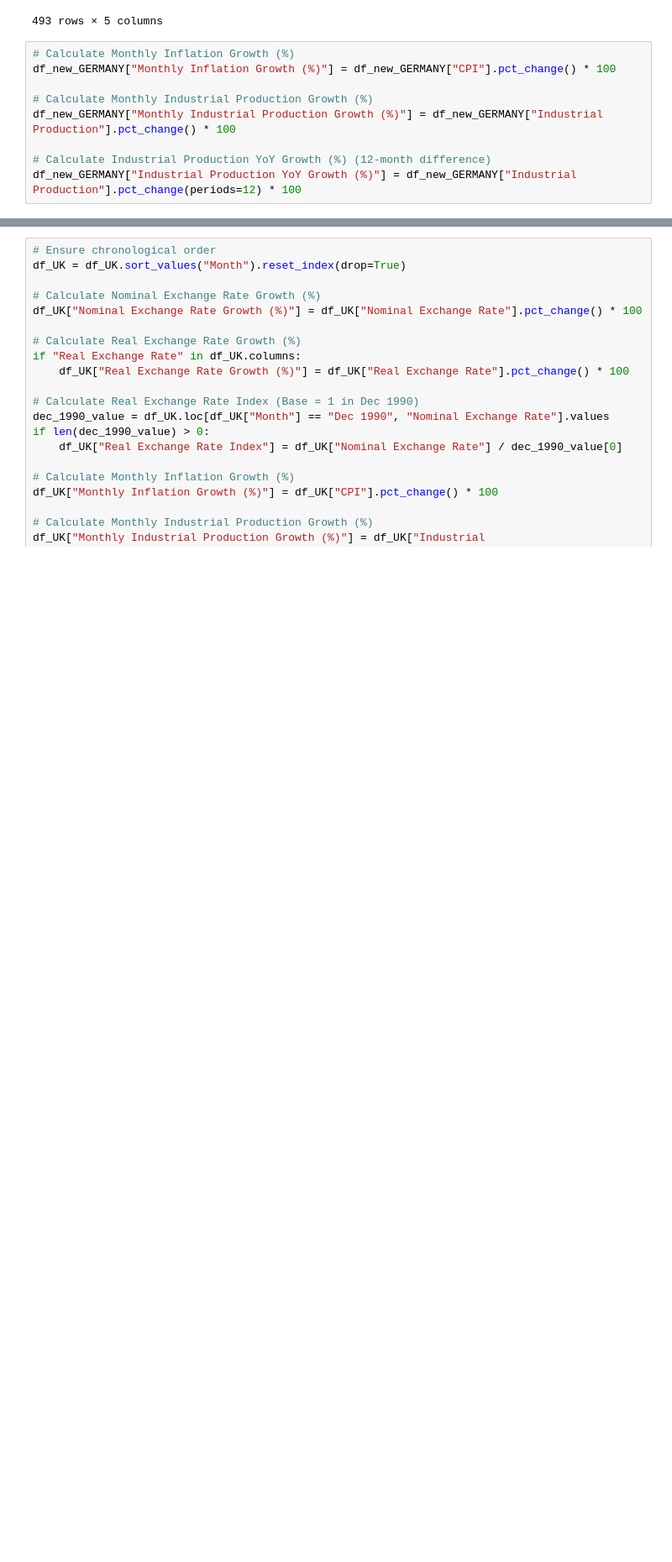
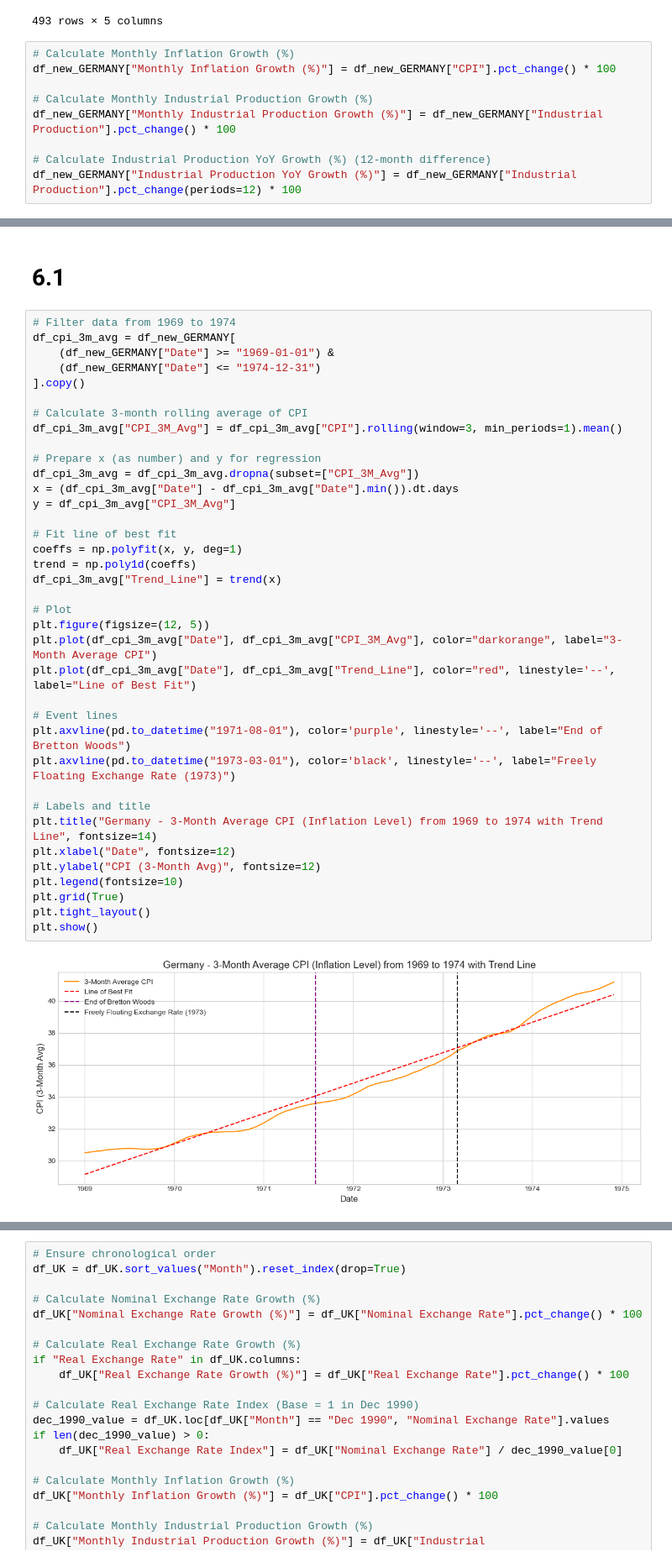
Before and after one commit to EC1B1-Macro-Project/Germany_Coursework, a Jupyter notebook: code/NB00.ipynb, the cells around one changed output, grey strips where cells are left out. Shown at 84% size. Saved outputs shown, nothing was run; the diff lists cells and outputs as text; blank space fills up the shorter version.

```diff
--- a/code/NB00.ipynb
+++ b/code/NB00.ipynb
@@ -1219,0 +1099,41 @@ df_new_GERMANY.rename(columns={"Month": "Date"}, inplace=True)
+# %% [markdown]
+# **6.1**
+# %%
+# Filter data from 1969 to 1974
+df_cpi_3m_avg = df_new_GERMANY[
+    (df_new_GERMANY["Date"] >= "1969-01-01") &
+    (df_new_GERMANY["Date"] <= "1974-12-31")
+].copy()
+
+# Calculate 3-month rolling average of CPI
+df_cpi_3m_avg["CPI_3M_Avg"] = df_cpi_3m_avg["CPI"].rolling(window=3, min_periods=1).mean()
+
+# Prepare x (as number) and y for regression
+df_cpi_3m_avg = df_cpi_3m_avg.dropna(subset=["CPI_3M_Avg"])
+x = (df_cpi_3m_avg["Date"] - df_cpi_3m_avg["Date"].min()).dt.days
+y = df_cpi_3m_avg["CPI_3M_Avg"]
+
+# Fit line of best fit
+coeffs = np.polyfit(x, y, deg=1)
+trend = np.poly1d(coeffs)
+df_cpi_3m_avg["Trend_Line"] = trend(x)
+
+# Plot
+plt.figure(figsize=(12, 5))
+plt.plot(df_cpi_3m_avg["Date"], df_cpi_3m_avg["CPI_3M_Avg"], color="darkorange", label="3-Month Average CPI")
+plt.plot(df_cpi_3m_avg["Date"], df_cpi_3m_avg["Trend_Line"], color="red", linestyle='--', label="Line of Best Fit")
+
+# Event lines
+plt.axvline(pd.to_datetime("1971-08-01"), color='purple', linestyle='--', label="End of Bretton Woods")
+plt.axvline(pd.to_datetime("1973-03-01"), color='black', linestyle='--', label="Freely Floating Exchange Rate (1973)")
+
+# Labels and title
+plt.title("Germany - 3-Month Average CPI (Inflation Level) from 1969 to 1974 with Trend Line", fontsize=14)
+plt.xlabel("Date", fontsize=12)
+plt.ylabel("CPI (3-Month Avg)", fontsize=12)
+plt.legend(fontsize=10)
+plt.grid(True)
+plt.tight_layout()
+plt.show()
+# %% [output]
+[figure, added]
```
Also changed, not shown: parts of 24 cells of this notebook.
